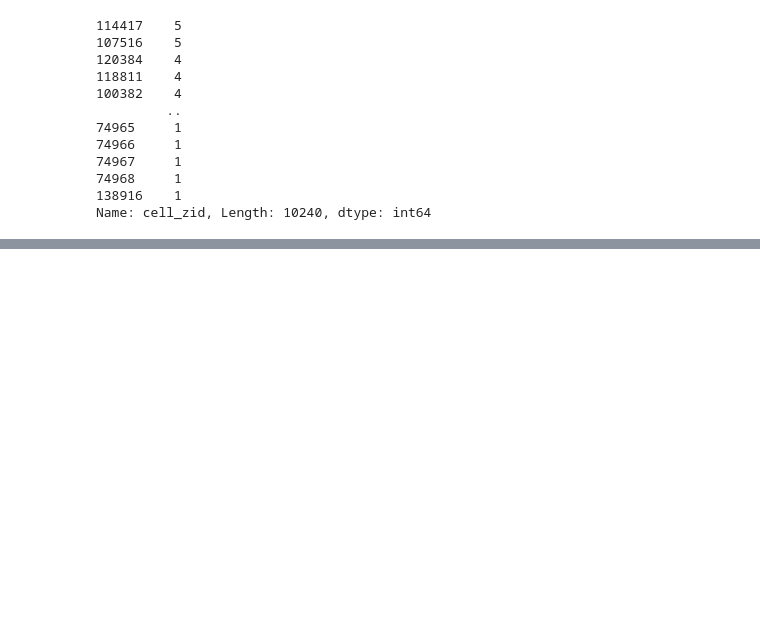
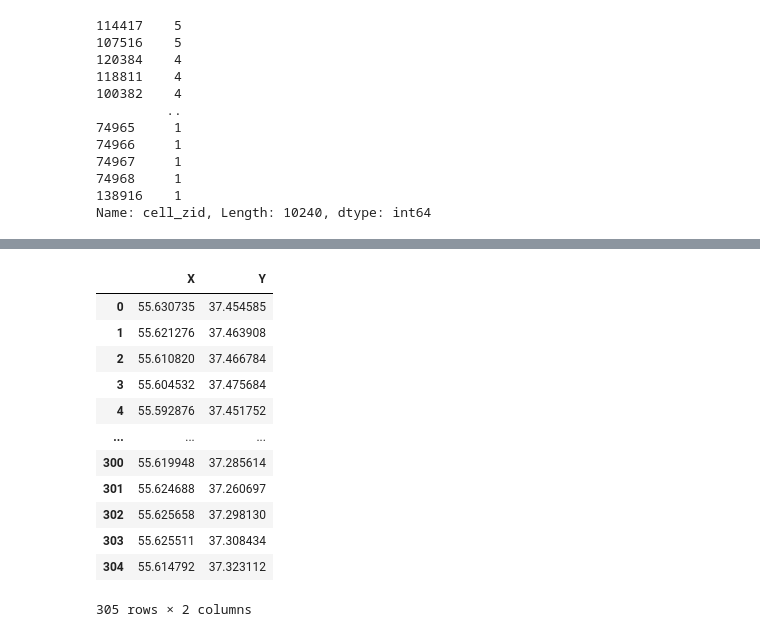
Before and after one commit to Femt0S/leaders2021, a Jupyter notebook: case_6.ipynb, the cells around one changed output, grey strips where cells are left out. Cells and saved outputs as stored; diff of their text form; code cells hidden in the pictures; blank space fills up the shorter version.

```diff
--- a/case_6.ipynb
+++ b/case_6.ipynb
@@ -322,0 +447,16 @@ X_train, X_test, y_train, y_test = train_test_split(X, y, test_size=0.25, random
+# %%
+df_zero
+# %% [output]
+|  | X | Y |
+| 0 | 55.630735 | 37.454585 |
+| 1 | 55.621276 | 37.463908 |
+| 2 | 55.610820 | 37.466784 |
+| 3 | 55.604532 | 37.475684 |
+| 4 | 55.592876 | 37.451752 |
+| ... | ... | ... |
+| 300 | 55.619948 | 37.285614 |
+| 301 | 55.624688 | 37.260697 |
+| 302 | 55.625658 | 37.298130 |
+| 303 | 55.625511 | 37.308434 |
+| 304 | 55.614792 | 37.323112 |
+305 rows × 2 columns
```
Also changed, not shown: parts of 18 cells of this notebook.
